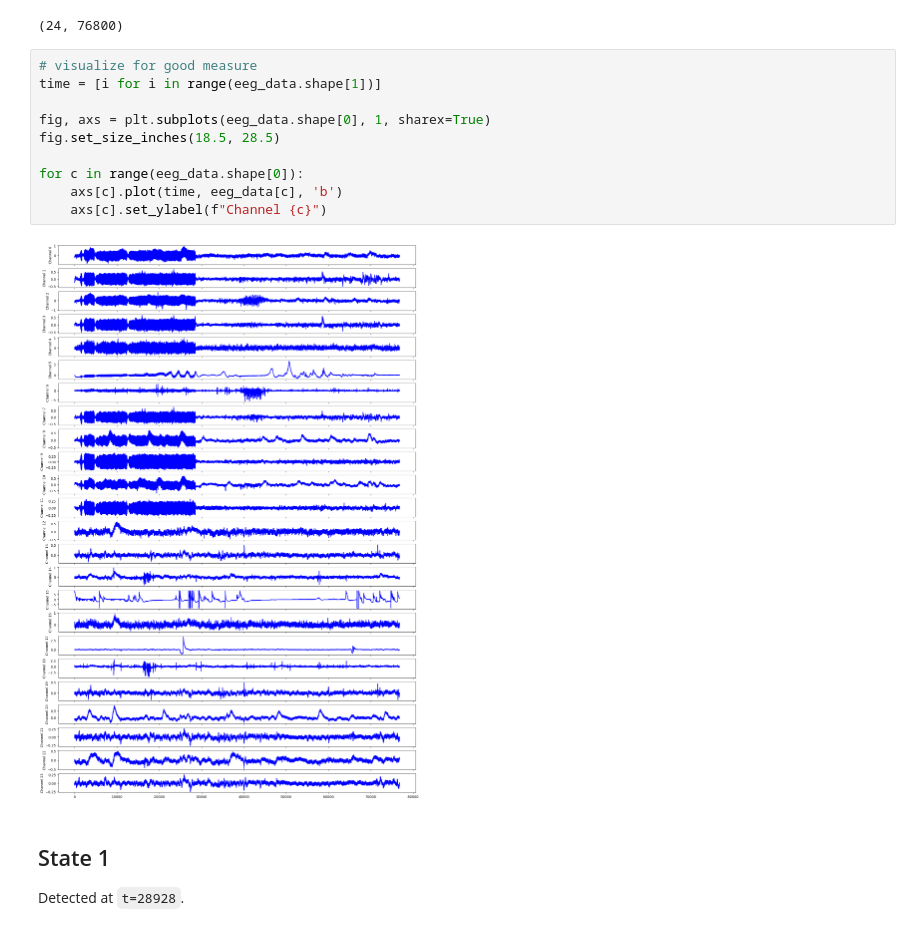
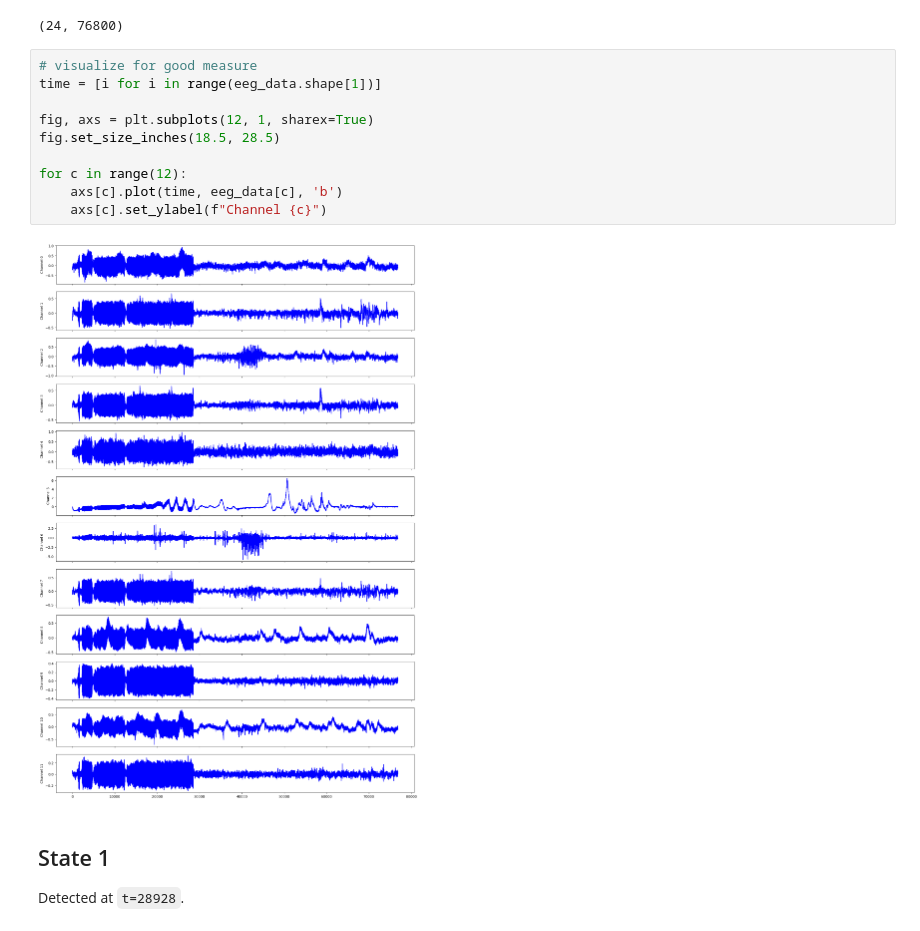
Before and after one commit to F-said/eeg-regime-change, a Jupyter notebook: cpd_test.ipynb, the cells around one changed output. Drawn from its saved outputs; the diff is of its cells as text.

```diff
--- a/cpd_test.ipynb
+++ b/cpd_test.ipynb
@@ -10,15 +10,15 @@ eeg_data.shape
 # %%
 # visualize for good measure
 time = [i for i in range(eeg_data.shape[1])]
 
-fig, axs = plt.subplots(eeg_data.shape[0], 1, sharex=True)
+fig, axs = plt.subplots(12, 1, sharex=True)
 fig.set_size_inches(18.5, 28.5)
 
-for c in range(eeg_data.shape[0]):
+for c in range(12):
     axs[c].plot(time, eeg_data[c], 'b')
     axs[c].set_ylabel(f"Channel {c}")
 # %% [output]
-[figure, old version]
+[figure, new version]
 # %% [markdown]
 ## State 1
 
```
Also changed, not shown: parts of 9 cells of this notebook, 3 other files.
